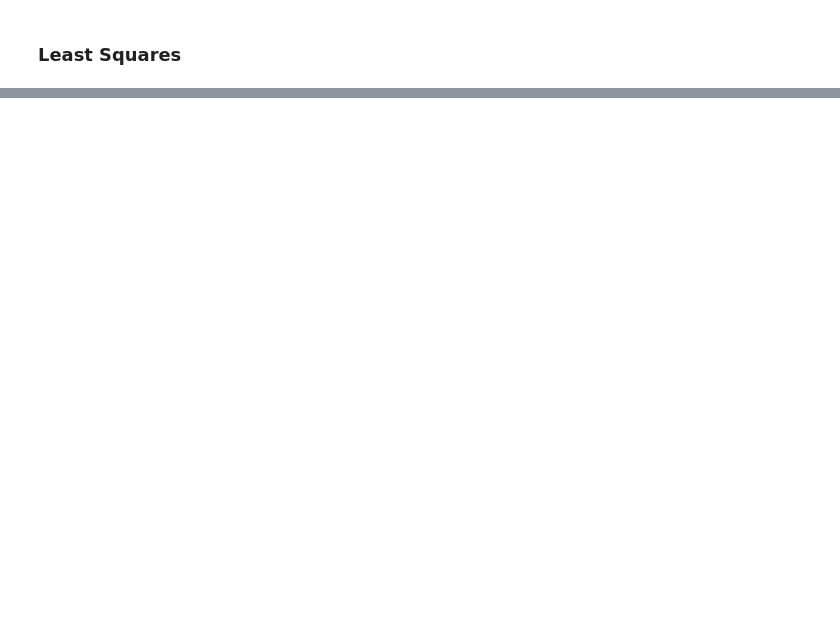
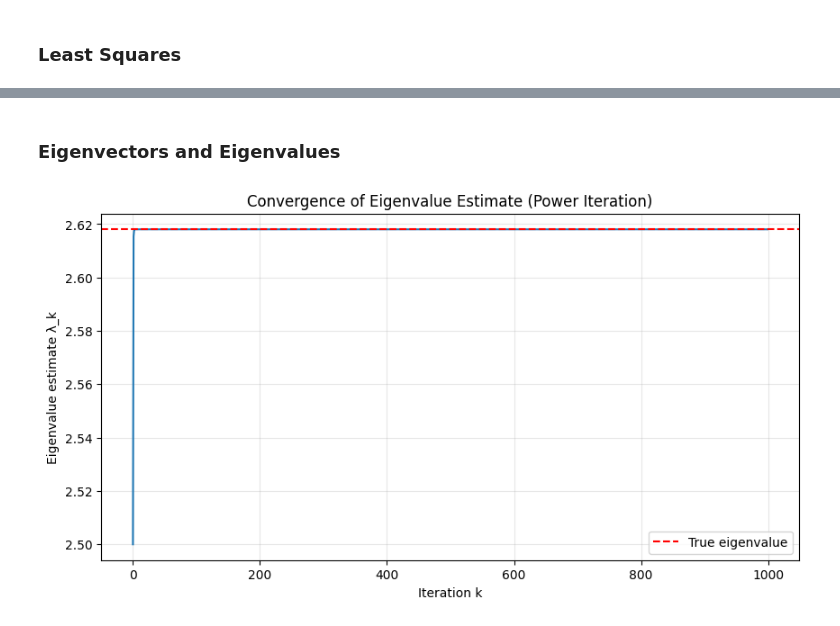
Before and after one commit to dwight-foster/linear-algebra-concepts-in-code, a Jupyter notebook: strang_practice.ipynb, the cells around one changed output, grey strips where cells are left out. Drawn from its saved outputs; the diff is of its cells as text; code cells hidden in the pictures; blank space fills up the shorter version.

Commit message:
added eigenvalues practice

```diff
--- a/strang_practice.ipynb
+++ b/strang_practice.ipynb
@@ -246,0 +247,32 @@ plt.show()
+# %% [markdown]
+### Eigenvectors and Eigenvalues
+# %%
+A = np.array([[2, 1],
+              [1, 1]], float)
+x0 = np.array([0, 1])
+steps = 1000
+angles = []
+estimates = []
+y = x0
+for i in range(steps):
+    y = A@y
+    y = y / np.linalg.norm(y)
+    angle = np.arctan2(y[1], y[0])
+    angles.append(angle)
+    lambda_k = (y @ (A @ y)) / (y @ y)
+    estimates.append(lambda_k)
+# %%
+lambda_true = max(np.linalg.eig(A)[0])
+x_true = np.linalg.eig(A)[1]
+# %%
+plt.figure(figsize=(10, 5))
+plt.plot(range(steps), estimates)
+plt.xlabel('Iteration k')
+plt.ylabel('Eigenvalue estimate λ_k')
+plt.title('Convergence of Eigenvalue Estimate (Power Iteration)')
+plt.grid(True, alpha=0.3)
+plt.axhline(y=lambda_true, color='r', linestyle='--', label='True eigenvalue')
+plt.legend()
+plt.show()
+# %% [output]
+[figure, added]
```
Also changed, not shown: parts of 10 cells of this notebook.
